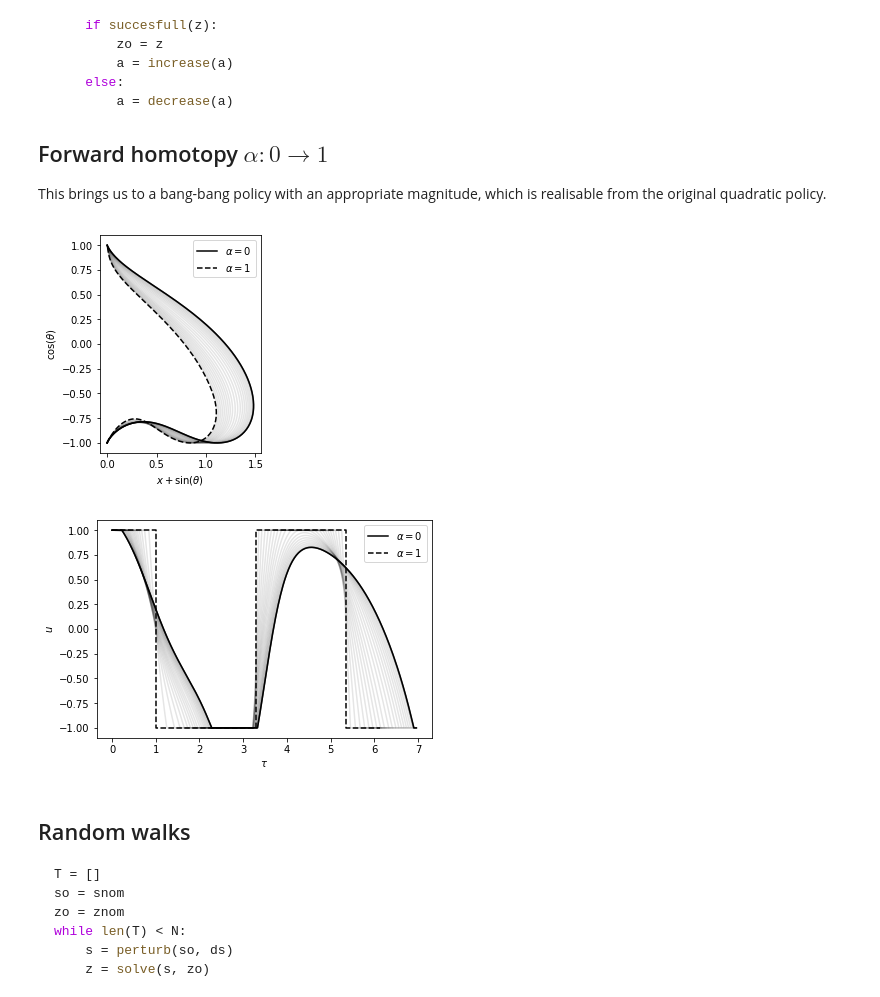
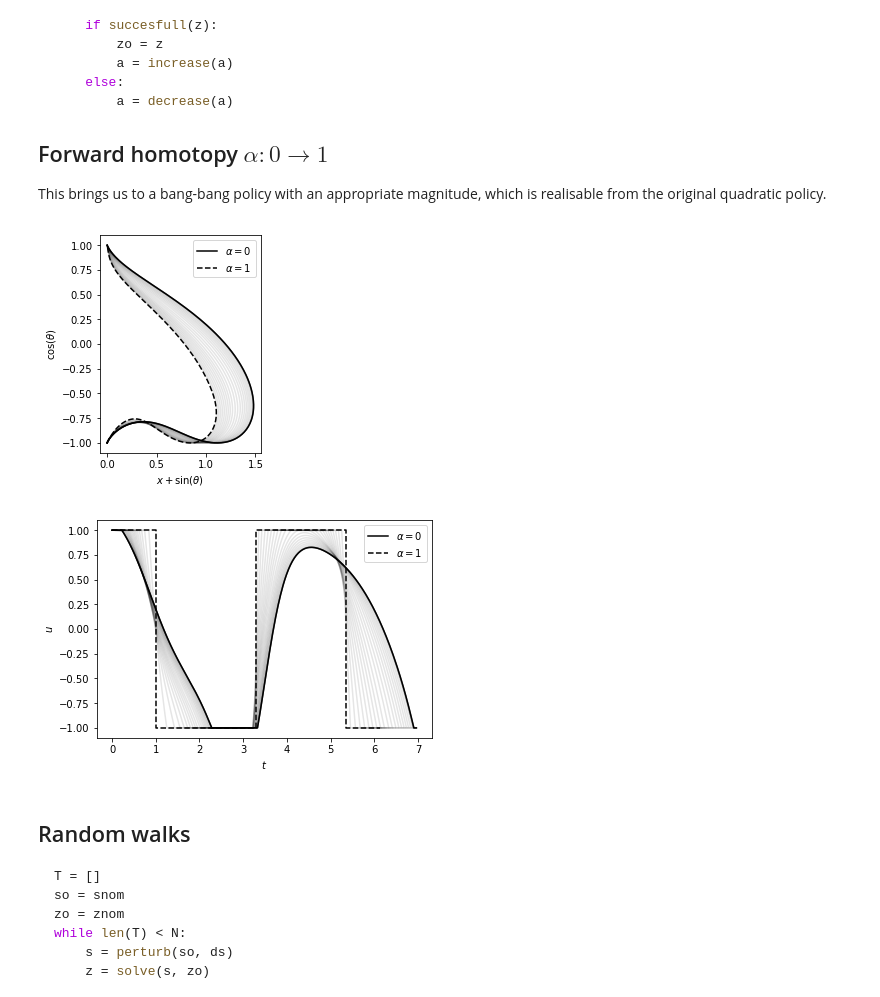
Before and after one commit to cisprague/iros2019, a Jupyter notebook: notebooks/pendulum.ipynb, the cells around one changed output. Saved outputs shown, nothing was run; the diff lists cells and outputs as text; code cells hidden in the pictures.

```diff
--- a/notebooks/pendulum.ipynb
+++ b/notebooks/pendulum.ipynb
@@ -119,35 +138,35 @@ sols = np.load("ph.npy")
 # plot the forward homotopy
 fig, ax = plt.subplots(1)
 fig1, ax1 = plt.subplots(1)
 for i in range(len(sols)):
     z = sols[i][0]
     a = sols[i][1]
     seg.alpha = a
     tl, sl, ul = seg.propagate(z[0], s0, z[1:], a, u=True)
     x = sl[:,0] + np.sin(sl[:,2])
     y = np.cos(sl[:,2])
     if a == 0:
         ax.plot(x, y, "k-", alpha=1, label=r"$\alpha=0$")
         ax1.plot(tl, ul, "k-", alpha=1, label=r"$\alpha=0$")
     elif a == 1:
         ax.plot(x, y, "k--", alpha=1, label=r"$\alpha=1$")
         ax1.plot(tl, ul, "k--", alpha=1, label=r"$\alpha=1$")
     else:
         ax.plot(x, y, "k-", alpha=0.1)
         ax1.plot(tl, ul, "k-", alpha=0.1)
 ax.set_aspect('equal')
 ax.legend()
 ax1.legend()
 ax.set_xlabel(r"$x + \sin\left(\theta\right)$")
 ax.set_ylabel(r"$\cos\left(\theta\right)$")
-ax1.set_xlabel(r'$\tau$')
+ax1.set_xlabel(r'$t$')
 ax1.set_ylabel(r'$u$')
 plt.show()
 fig.savefig("phs.pdf", bbox_inches='tight')
 fig1.savefig("phu.pdf", bbox_inches='tight')
 # %% [output]
 [figure]
-[figure, old version]
+[figure, new version]
 # %% [markdown]
 ## Random walks
 
```
Also changed, not shown: parts of 22 cells of this notebook, 5 other files.
